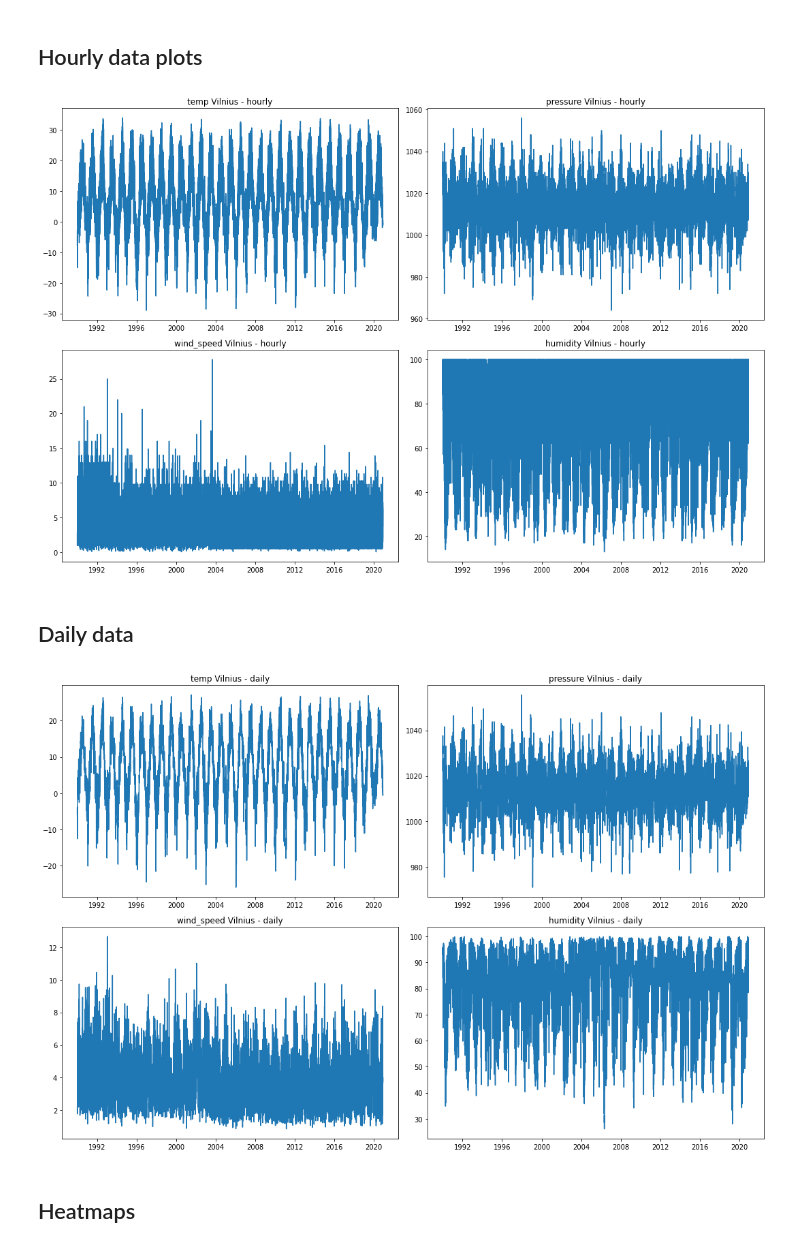
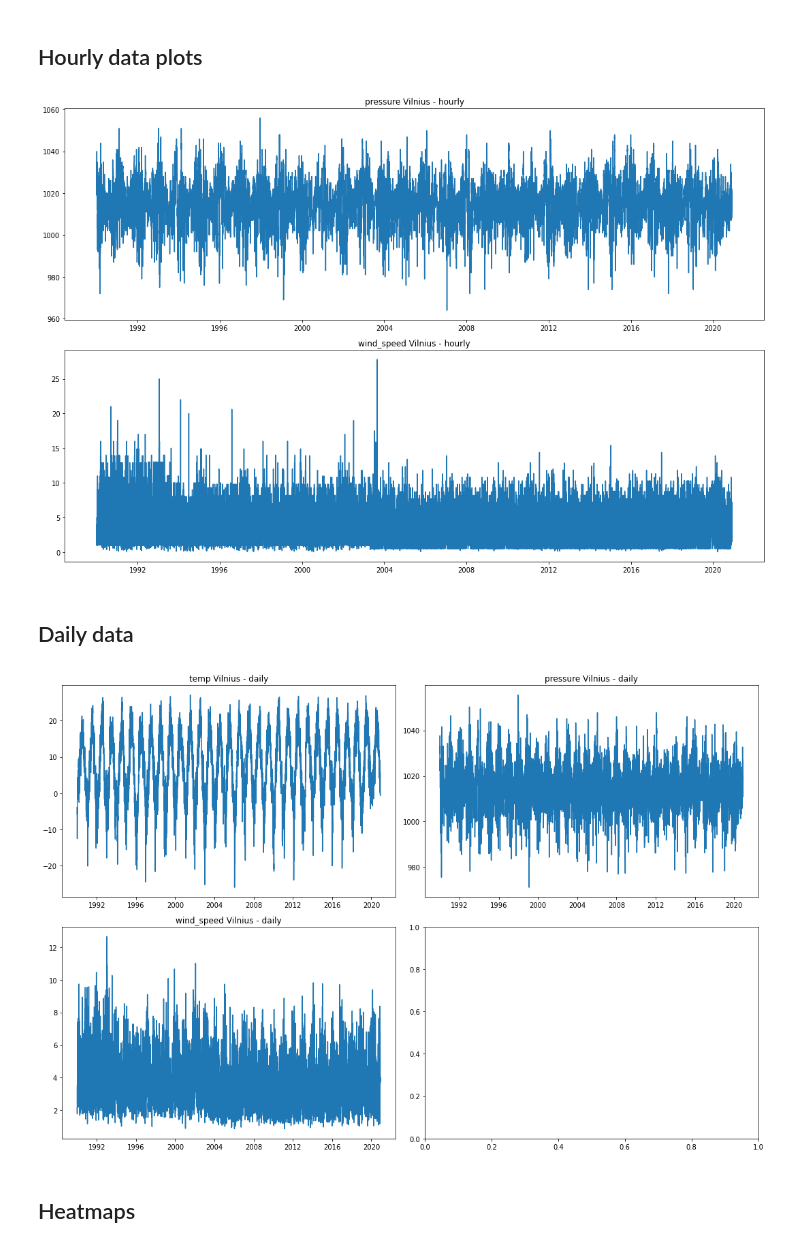
Before and after one commit to Eligijus112/Vilnius-weather-LSTM, a Jupyter notebook: weather-analysis.ipynb, the cells around one changed output. Saved outputs shown, nothing was run; the diff lists cells and outputs as text; code cells hidden in the pictures.

```diff
--- a/weather-analysis.ipynb
+++ b/weather-analysis.ipynb
@@ -125,7 +125,7 @@ print(f"Number of rows in the dataset: {d.shape[0]}")
 Number of rows in the dataset: 294227
 # %%
 # Features used in models
-features = ['temp', 'pressure', 'wind_speed', 'humidity']
+features = ['temp', 'pressure', 'wind_speed']
 
 # Aggregating to hourly level
 d = d.groupby('dt', as_index=False)[features].mean()
@@ -192,24 +192,24 @@ plt.show()
 # %%
 plot_features = d[features]
 plot_features.index = d.dt
 
 fig, axes = plt.subplots(
     nrows=2,
-    ncols=2,
+    ncols=1,
     figsize=(15, 10),
     facecolor="w",
     edgecolor="k"
 )
 
-for i, feature in enumerate(features):
-    axes[i // 2, i % 2].plot(plot_features[feature])
-    axes[i // 2, i % 2].set_title(f'{feature} Vilnius - hourly')
+for i, feature in enumerate(['pressure', 'wind_speed']):
+    axes[i % 2].plot(plot_features[feature])
+    axes[i % 2].set_title(f'{feature} Vilnius - hourly')
 
 plt.tight_layout()
 
 plt.show()
 # %% [output]
-[figure, old version]
+[figure, new version]
 # %% [markdown]
 ## Daily data
 # %%
@@ -231,7 +231,7 @@ plt.tight_layout()
 
 plt.show()
 # %% [output]
-[figure, old version]
+[figure, new version]
 # %% [markdown]
 ## Heatmaps
 # %%
```
Also changed, not shown: parts of 41 cells of this notebook.
